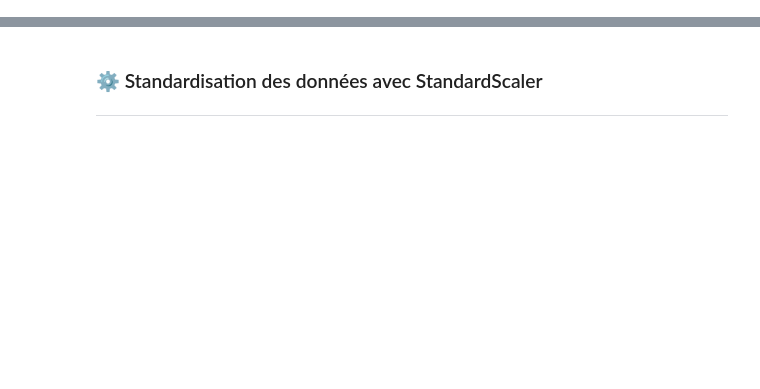
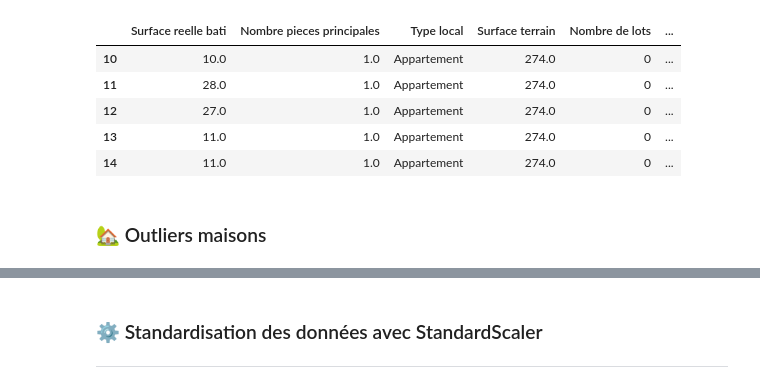
Before and after one commit to amina-abddm/FastAPI_IA_Immobilier, a Jupyter notebook: notebooks/phase_2_bordeaux.ipynb, the cells around one changed output, grey strips where cells are left out. Cells and saved outputs as stored; diff of their text form; code cells hidden in the pictures; blank space fills up the shorter version.

```diff
--- a/notebooks/phase_2_bordeaux.ipynb
+++ b/notebooks/phase_2_bordeaux.ipynb
@@ -16,5 +18,5 @@ print(os.getcwd())
 # %%
-df = pd.read_csv("../data/bordeaux_2022.csv")
+df = pd.read_csv("../data/lille_2022.csv")
 df.info()
 df.head()
 # %% [output]
@@ -86,6 +89,6 @@ float64
 # %%
 # # Filtrer le DataFrame pour ne garder que les appartements
-df_appartements= df[df['Type local'] == 'Appartement'].copy()
+df_appartements = df[df['Type local'] == 'Appartement'].copy()
 
 # Afficher la liste des colonnes pour vérifier les colonnes disponibles
 print(df_appartements.columns)
@@ -104,7 +107,7 @@ colonnes_a_garder = [
 colonnes_disponibles = [col for col in colonnes_a_garder if col in df_appartements.columns]
 
 # Sélectionner dans le DataFrame uniquement ces colonnes disponibles
-df_appartements_ = df_appartements[colonnes_disponibles].copy()
+df_appartements = df_appartements[colonnes_disponibles].copy()
 
 # Afficher un aperçu pour vérifier
 print(df_appartements.head())
@@ -247,0 +229,30 @@ Maisons :  (1074, 7)
+# %%
+def detect_outliers(df, column='prix_m2'):
+    Q1 = df[column].quantile(0.25)
+    Q3 = df[column].quantile(0.75)
+    IQR = Q3 - Q1
+    lower_bound = Q1 - 1.5 * IQR
+    upper_bound = Q3 + 1.5 * IQR
+    outliers = df[(df[column] < lower_bound) | (df[column] > upper_bound)]
+    return Q1, Q3, lower_bound, upper_bound, outliers
+
+# Détection des outliers dans les appartements
+print("🔎 Détection des outliers sur la colonne 'prix_m2' pour les appartements 🏢")
+
+Q1_appart, Q3_appart, lower_appart, upper_appart, outliers_appart = detect_outliers(df_appartements_clean)
+
+print(f"Q1 : {Q1_appart}, Q3 : {Q3_appart}")
+print(f"Borne inférieure : {lower_appart}, Borne supérieure : {upper_appart}")
+print(f"Nombre d'outliers détectés : {outliers_appart.shape[0]}\n")
+
+# Dimensions avant nettoyage
+print(f"Dimensions avant nettoyage : {df_appartements_clean.shape}")
+
+# Création d'une copie propre sans les outliers
+df_appartements_cleaned = df_appartements_clean[
+    (df_appartements_clean['prix_m2'] >= lower_appart) &
+    (df_appartements_clean['prix_m2'] <= upper_appart)
+].copy()
+
+# Dimensions après nettoyage
+print(f"Dimensions après nettoyage : {df_appartements_cleaned.shape}")
@@ -247,0 +267,11 @@ Maisons :  (1074, 7)
+# %%
+df_appartements_cleaned.head ()
+# %% [output]
+|  | Surface reelle bati | Nombre pieces principales | Type local | Surface terrain | Nombre de lots | ... |
+| 10 | 10.0 | 1.0 | Appartement | 274.0 | 0 | ... |
+| 11 | 28.0 | 1.0 | Appartement | 274.0 | 0 | ... |
+| 12 | 27.0 | 1.0 | Appartement | 274.0 | 0 | ... |
+| 13 | 11.0 | 1.0 | Appartement | 274.0 | 0 | ... |
+| 14 | 11.0 | 1.0 | Appartement | 274.0 | 0 | ... |
+# %% [markdown]
+### 🏡 Outliers maisons
```
Also changed, not shown: parts of 78 cells of this notebook, 13 other files.
